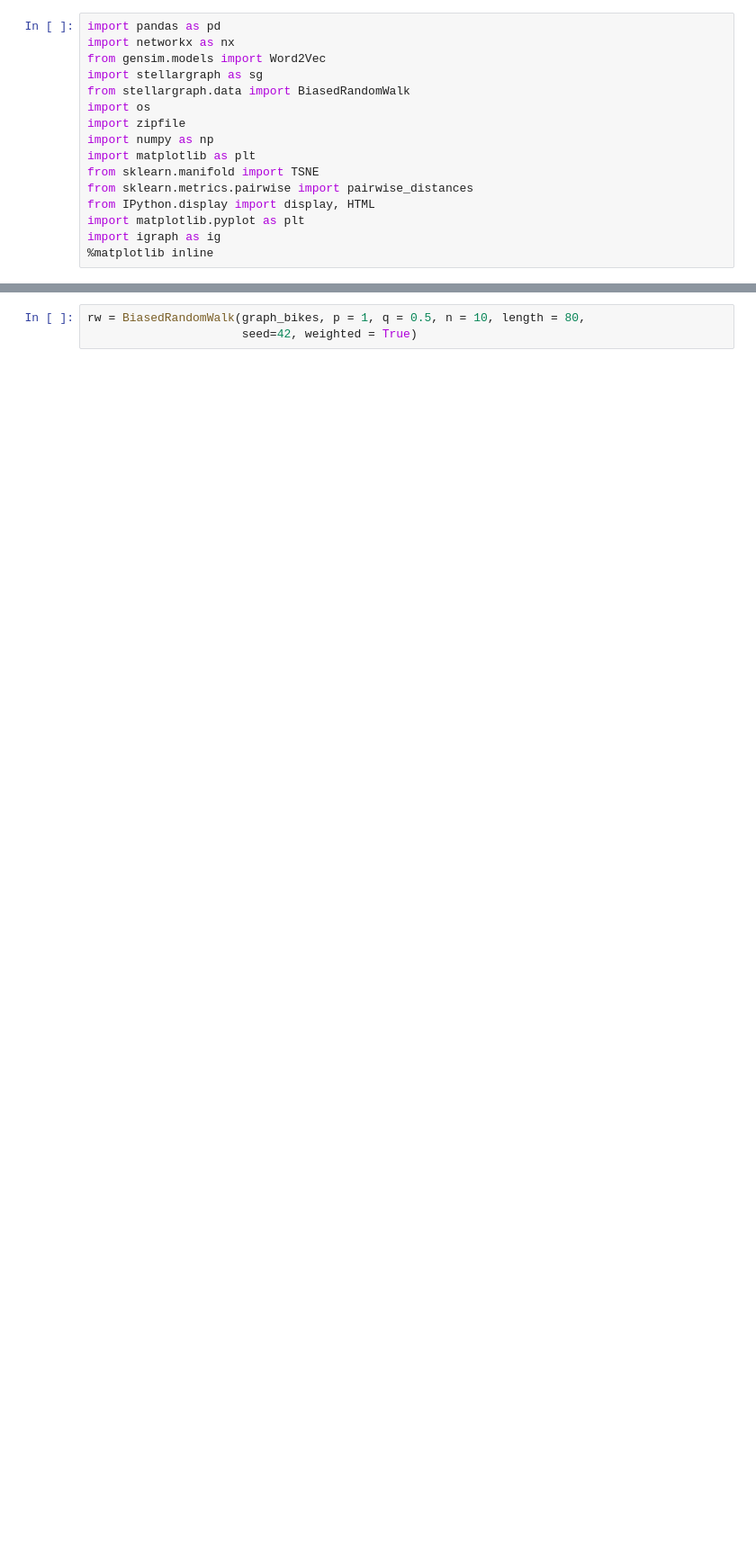
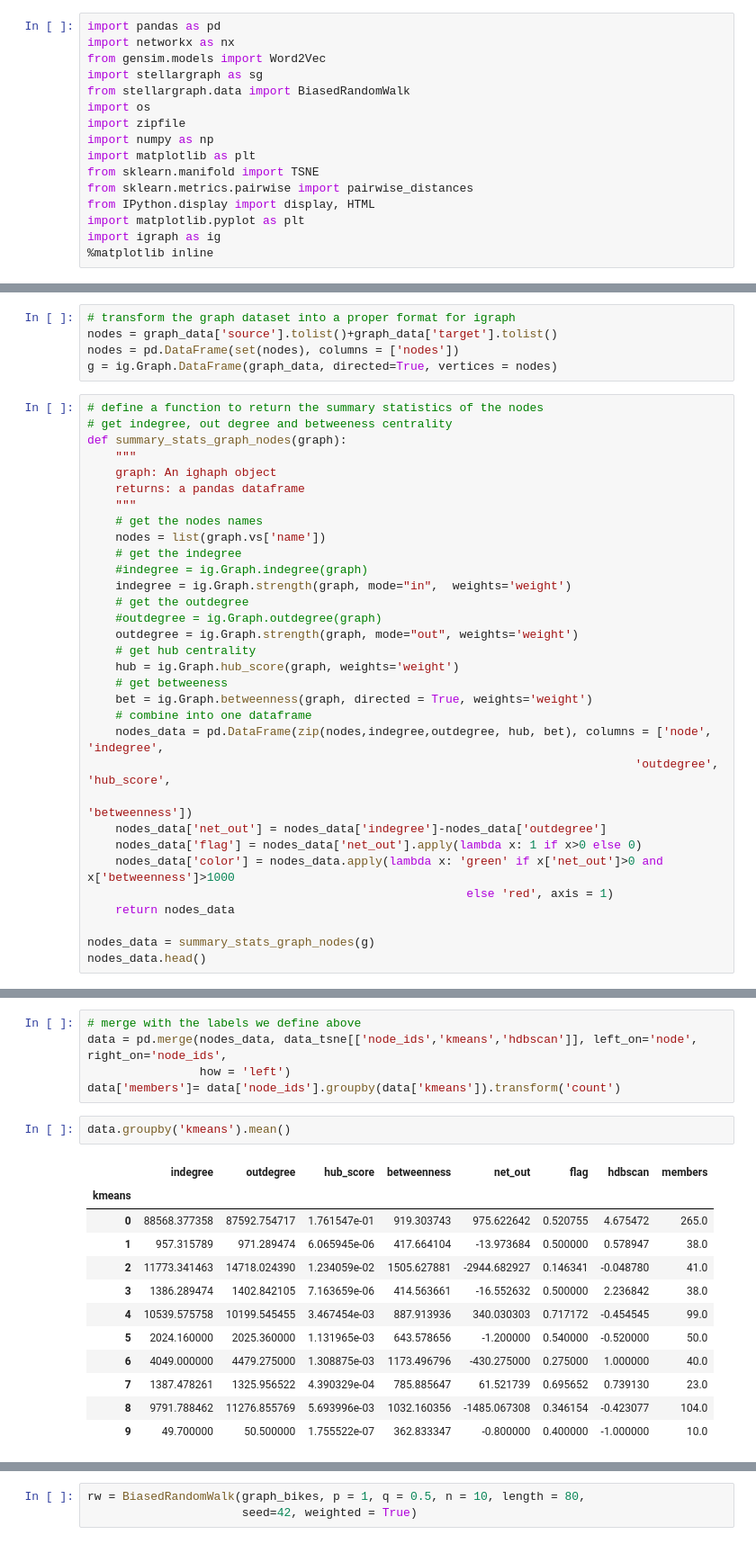
Before and after one commit to jlealtru/website_tutorials, a Jupyter notebook: notebooks/node2vec with capitol bikeshare data.ipynb, the cells around one changed output, grey strips where cells are left out. Shown: that part at 90% size. Cells and saved outputs as stored; diff of their text form; blank space fills up the shorter version.

```diff
--- a/notebooks/node2vec with capitol bikeshare data.ipynb
+++ b/notebooks/node2vec with capitol bikeshare data.ipynb
@@ -39,0 +228,37 @@ graph_bikes.info()
+# %%
+# transform the graph dataset into a proper format for igraph
+nodes = graph_data['source'].tolist()+graph_data['target'].tolist()
+nodes = pd.DataFrame(set(nodes), columns = ['nodes'])
+g = ig.Graph.DataFrame(graph_data, directed=True, vertices = nodes)
+# %%
+# define a function to return the summary statistics of the nodes
+# get indegree, out degree and betweeness centrality
+def summary_stats_graph_nodes(graph):
+    """
+    graph: An ighaph object
+    returns: a pandas dataframe
+    """
+    # get the nodes names
+    nodes = list(graph.vs['name'])
+    # get the indegree
+    #indegree = ig.Graph.indegree(graph)
+    indegree = ig.Graph.strength(graph, mode="in",  weights='weight')
+    # get the outdegree
+    #outdegree = ig.Graph.outdegree(graph)
+    outdegree = ig.Graph.strength(graph, mode="out", weights='weight')
+    # get hub centrality
+    hub = ig.Graph.hub_score(graph, weights='weight')
+    # get betweeness
+    bet = ig.Graph.betweenness(graph, directed = True, weights='weight')
+    # combine into one dataframe
+    nodes_data = pd.DataFrame(zip(nodes,indegree,outdegree, hub, bet), columns = ['node', 'indegree',
+                                                                              'outdegree', 'hub_score',
+                                                                              'betweenness'])
+    nodes_data['net_out'] = nodes_data['indegree']-nodes_data['outdegree']
+    nodes_data['flag'] = nodes_data['net_out'].apply(lambda x: 1 if x>0 else 0)
+    nodes_data['color'] = nodes_data.apply(lambda x: 'green' if x['net_out']>0 and x['betweenness']>1000
+                                                      else 'red', axis = 1)
+    return nodes_data
+
+nodes_data = summary_stats_graph_nodes(g)
+nodes_data.head()
@@ -39,0 +272,20 @@ graph_bikes.info()
+# %%
+# merge with the labels we define above
+data = pd.merge(nodes_data, data_tsne[['node_ids','kmeans','hdbscan']], left_on='node', right_on='node_ids',
+                how = 'left')
+data['members']= data['node_ids'].groupby(data['kmeans']).transform('count')
+# %%
+data.groupby('kmeans').mean()
+# %% [output]
+|  | indegree | outdegree | hub_score | betweenness | net_out | flag | hdbscan | members |
+| kmeans |  |  |  |  |  |  |  |  |
+| 0 | 88568.377358 | 87592.754717 | 1.761547e-01 | 919.303743 | 975.622642 | 0.520755 | 4.675472 | 265.0 |
+| 1 | 957.315789 | 971.289474 | 6.065945e-06 | 417.664104 | -13.973684 | 0.500000 | 0.578947 | 38.0 |
+| 2 | 11773.341463 | 14718.024390 | 1.234059e-02 | 1505.627881 | -2944.682927 | 0.146341 | -0.048780 | 41.0 |
+| 3 | 1386.289474 | 1402.842105 | 7.163659e-06 | 414.563661 | -16.552632 | 0.500000 | 2.236842 | 38.0 |
+| 4 | 10539.575758 | 10199.545455 | 3.467454e-03 | 887.913936 | 340.030303 | 0.717172 | -0.454545 | 99.0 |
+| 5 | 2024.160000 | 2025.360000 | 1.131965e-03 | 643.578656 | -1.200000 | 0.540000 | -0.520000 | 50.0 |
+| 6 | 4049.000000 | 4479.275000 | 1.308875e-03 | 1173.496796 | -430.275000 | 0.275000 | 1.000000 | 40.0 |
+| 7 | 1387.478261 | 1325.956522 | 4.390329e-04 | 785.885647 | 61.521739 | 0.695652 | 0.739130 | 23.0 |
+| 8 | 9791.788462 | 11276.855769 | 5.693996e-03 | 1032.160356 | -1485.067308 | 0.346154 | -0.423077 | 104.0 |
+| 9 | 49.700000 | 50.500000 | 1.755522e-07 | 362.833347 | -0.800000 | 0.400000 | -1.000000 | 10.0 |
```
Also changed, not shown: parts of 55 cells of this notebook, 5 other files.
